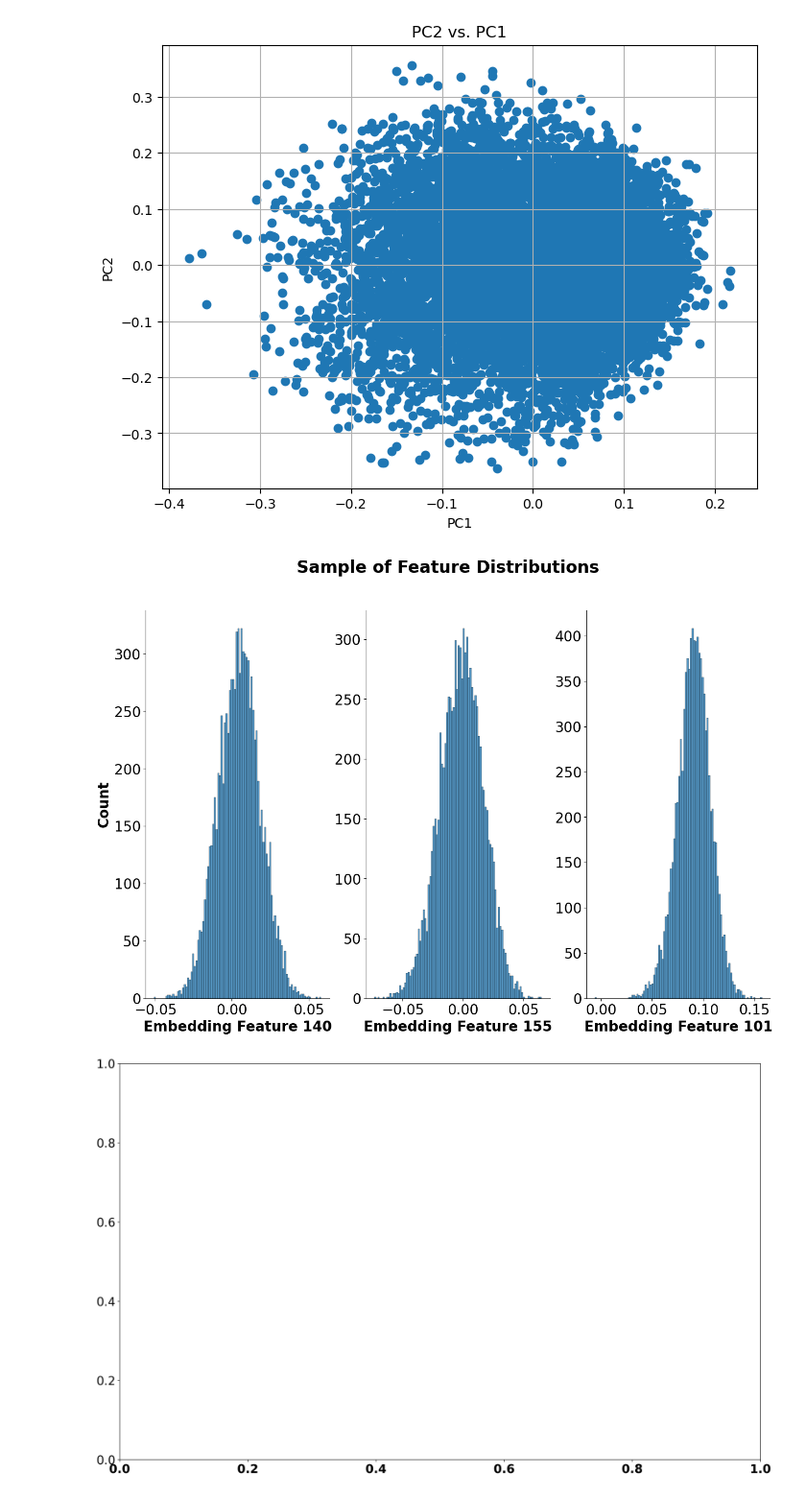
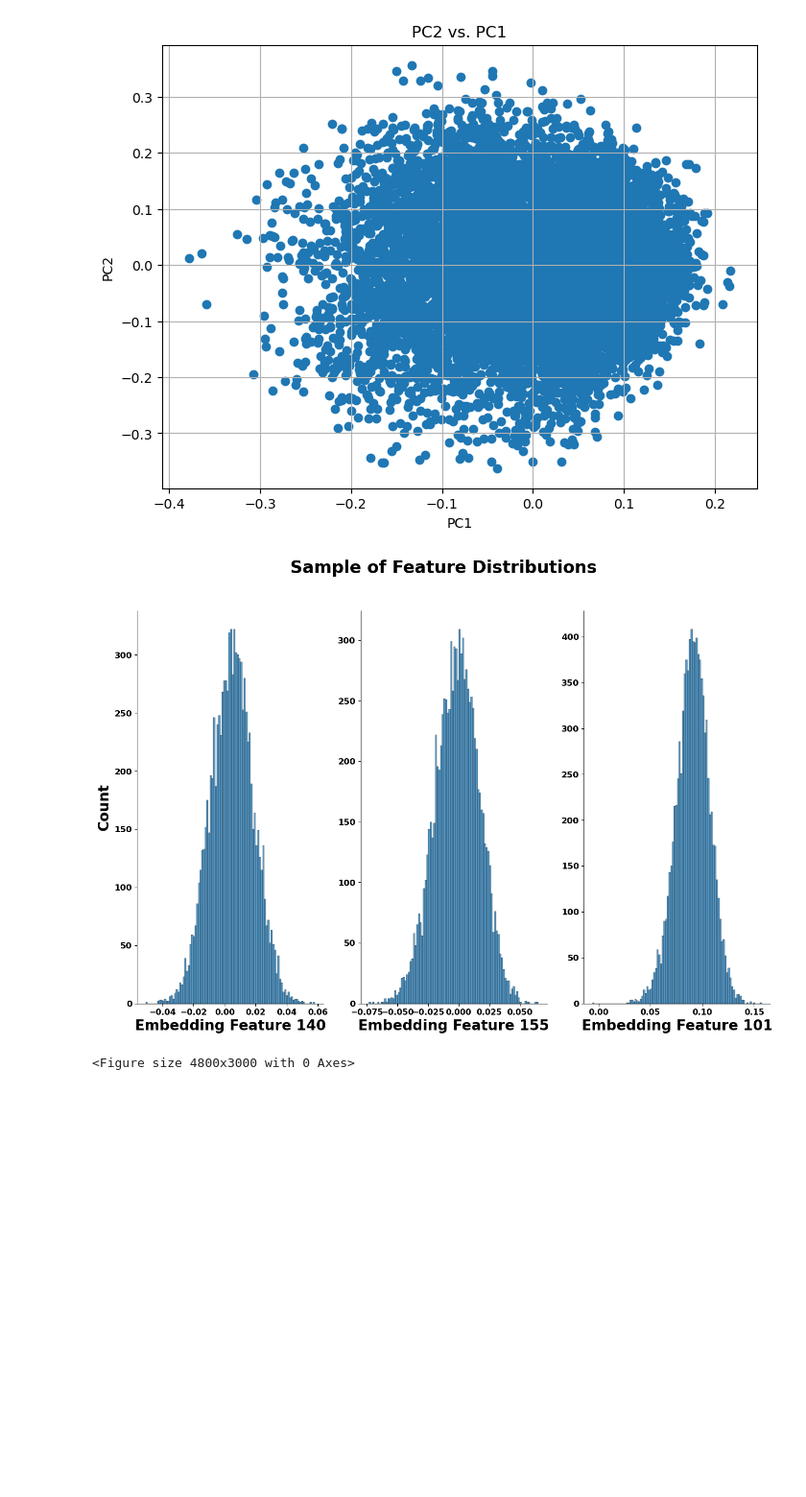
Before and after one commit to katztyler01/LungClass, a Jupyter notebook: init.ipynb, the cells around one changed output. Shown at 96% size. Cells and saved outputs as stored; diff of their text form; code cells hidden in the pictures; blank space fills up the shorter version.

Commit message:
added more eda plots

```diff
--- a/init.ipynb
+++ b/init.ipynb
@@ -184,38 +184,42 @@ feature_3 = embeddings[:, 101]
 # %%
 fig, axs = plt.subplots(nrows = 1, ncols = 3, figsize=(16,10))
 #plt.rcParams['font.family'] = 'sans-serif'
 plt.rcParams.update({
     'axes.labelsize': 20,  # Global label size for all axes
-    'ytick.labelsize': 20,
+    'ytick.labelsize': 11,
     'font.family': 'sans-serif',
-    'xtick.labelsize': 20
+    'xtick.labelsize': 11
 })
 plt.figure(figsize=(16, 10), dpi=300)
 sb.histplot(feature_1, ax= axs[0], bins = 100)
 sb.histplot(feature_2, ax= axs[1], bins = 100)
 sb.histplot(feature_3, ax= axs[2], bins = 100)
 
 axs[0].set_xlabel("Embedding Feature 140", fontsize = 20, fontweight='bold')
 axs[1].set_xlabel("Embedding Feature 155", fontsize = 20,fontweight='bold')
 axs[2].set_xlabel("Embedding Feature 101", fontsize = 20, fontweight='bold')
 axs[0].set_ylabel("Count", fontweight='bold')
 axs[1].set_ylabel("")
 axs[2].set_ylabel("")
 
 
 
 for ax in axs:
     ax.spines['top'].set_visible(False)
     ax.spines['right'].set_visible(False)
 fig.suptitle("Sample of Feature Distributions", fontsize=24, fontweight = 'bold')
-plt.xticks(fontweight='bold')
+# Loop through each axis (subplot) in the array axs
+for ax in axs.flat:
+    # Set x and y tick labels to bold
+    for label in ax.get_xticklabels() + ax.get_yticklabels():
+        label.set_fontweight('bold')
 
 plt.tight_layout()
 plt.savefig("FeatDistr.png")
 plt.show()
 # %% [output]
-[figure, old version]
+[figure, new version]
-[figure, removed]
+<Figure size 4800x3000 with 0 Axes>
 # %%
 plt.rcParams.update({
     'axes.labelsize': 16,  # Global label size for all axes
```
Also changed, not shown: parts of 1 cell of this notebook.
